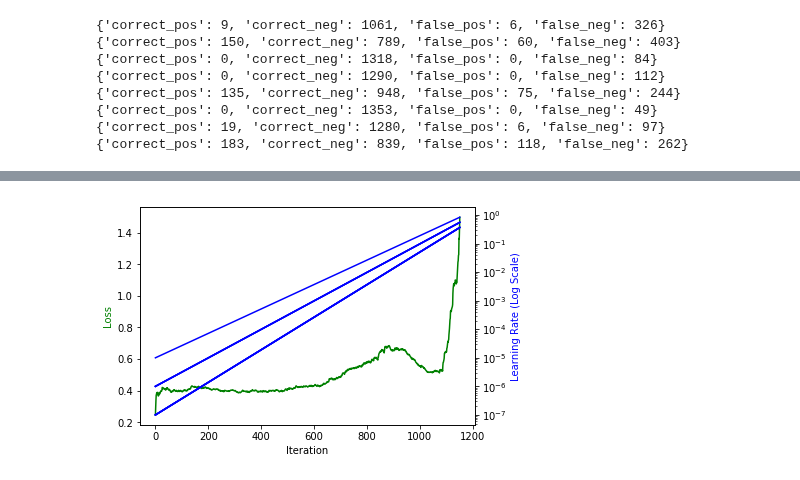
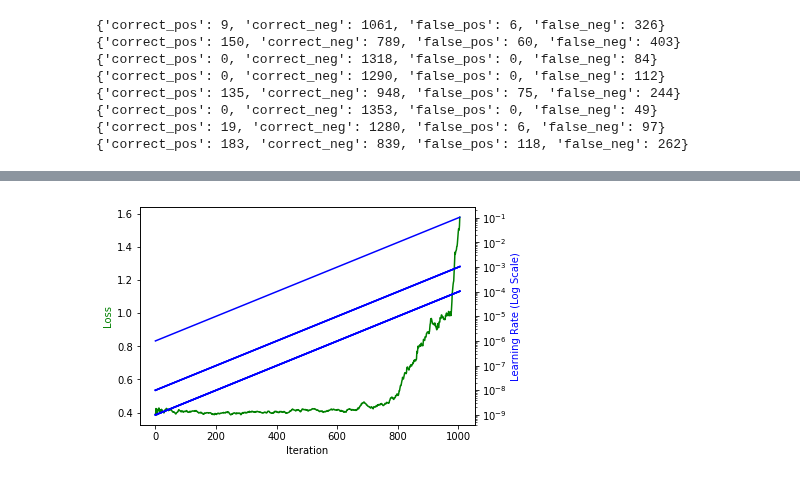
Before and after one commit to deepditch/deep.lib, a Jupyter notebook: RoadDamage.ipynb, the cells around one changed output, grey strips where cells are left out. Saved outputs shown, nothing was run; the diff lists cells and outputs as text; code cells hidden in the pictures.

```diff
--- a/RoadDamage.ipynb
+++ b/RoadDamage.ipynb
@@ -121,9 +138,11 @@ sess.load('TrainLayer1')
 # %%
 sess.unfreeze()
 # %%
-lr_find(sess, data['train'], start_lr=[*[1e-5 / 100] * 5, *[1e-5 / 10] * 4, 1e-5])
+lr_find(sess, data['train'],
+        start_lr=[*[1e-6 / 1000] * 5, *[1e-6 / 100] * 4, 1e-6],
+        end_lr=[*[10 / 1000] * 5, *[10 / 100] * 4, 10])
 # %% [output]
 [interactive output not drawn]
 [interactive output not drawn]
-[figure, old version]
+[figure, new version]
 # %%
```
Also changed, not shown: parts of 6 cells of this notebook, 7 other files.
